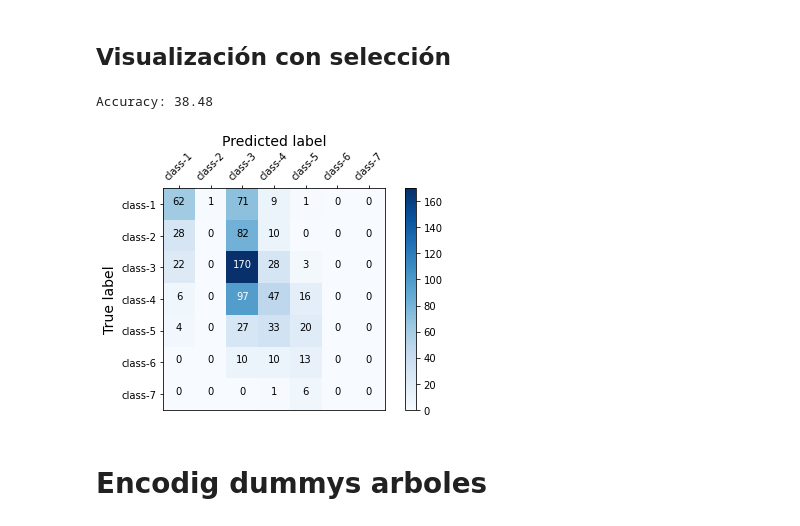
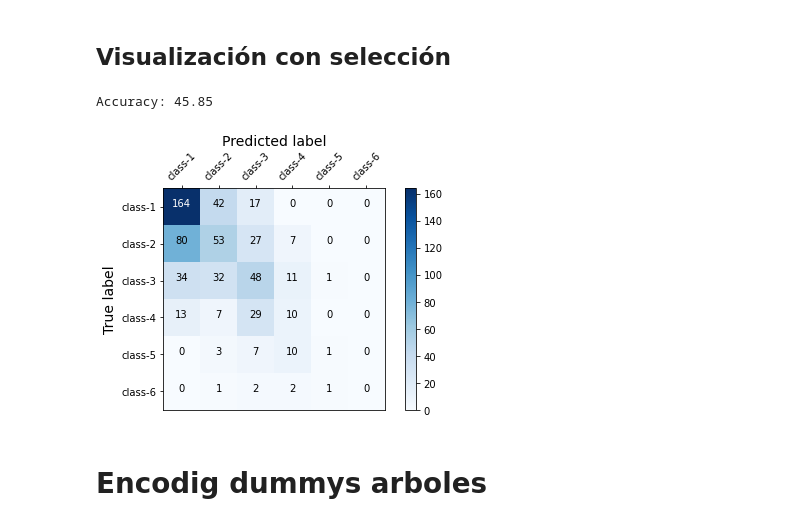
Before and after one commit to rafneta/TesinaCIDEMERMM, a Jupyter notebook: docs/Datos.ipynb, the cells around one changed output. Cells and saved outputs as stored; diff of their text form; code cells hidden in the pictures.

```diff
--- a/docs/Datos.ipynb
+++ b/docs/Datos.ipynb
@@ -215,7 +254,7 @@ def matrizviz(matrix):
     # plot colorbar to the right
     plt.colorbar()
     fmt = 'd'
-    class_names = ['class-1','class-2','class-3','class-4','class-5', 'class-6', 'class-7']
+    class_names = ['class-1','class-2','class-3','class-4','class-5', 'class-6']
     # write the number of predictions in each bucket
     thresh = matrix.max() / 2.
     for i, j in itertools.product(range(matrix.shape[0]), range(matrix.shape[1])):
@@ -263,6 +302,39 @@ y_pred_neigk = clas_neigk.fit(X_train, y_train).predict(X_test)
 # no obtenemos mejora ocn categoricas
 accuracy = accuracy_score(y_test, y_pred_neigk)
 print('Accuracy k vecinos: %.2f' % (accuracy*100))
+
+
+### buscamos la cantidad vecinos mejor
+
+neighbors = np.arange(1, 150)
+train_accuracy = np.empty(len(neighbors))
+test_accuracy = np.empty(len(neighbors))
+
+# Loop over different values of k
+for i, k in enumerate(neighbors):
+    # Setup a k-NN Classifier with k neighbors: knn
+    knn = KNeighborsClassifier(n_neighbors = k, algorithm='brute')
+
+    # Fit the classifier to the training data
+    knn.fit(X_train,y_train)
+
+    #Compute accuracy on the training set
+    train_accuracy[i] = knn.score(X_train, y_train)
+
+    #Compute accuracy on the testing set
+    test_accuracy[i] = knn.score(X_test, y_test)
+
+# Generate plot
+plt.title('k-NN: Varying Number of Neighbors')
+plt.plot(neighbors, test_accuracy, label = 'Testing Accuracy')
+plt.plot(neighbors, train_accuracy, label = 'Training Accuracy')
+plt.legend()
+plt.xlabel('Number of Neighbors')
+plt.ylabel('Accuracy')
+plt.show()
+
+
+
 
 
 
@@ -356,7 +428,7 @@ print('Accuracy combinado: %.2f' % (accuracy*100))
 from sklearn.pipeline import Pipeline
 
 nca = NeighborhoodComponentsAnalysis(random_state=42, max_iter = 100,
-                                    n_components=5)
+                                    n_components=2)
 nca_pipe = Pipeline([('nca', nca), ('knn', clas_neigk)])
 nca_pipe.fit(X_train, y_train)
 
@@ -690,7 +851,7 @@ from sklearn.feature_selection import mutual_info_classif
 
 # feature selection
 def select_features(X_train, y_train, X_test):
-	fs = SelectKBest(score_func=chi2, k='all')
+	fs = SelectKBest(score_func=chi2, k=40)
     #mutual_info_classif
     #chi2
 	fs.fit(X_train, y_train)
@@ -728,19 +889,19 @@ Feature 46: 0.000000
 ## Visualización con selección
 # %%
 
-clas_forest_chi = RandomForestClassifier(max_depth = 14,max_features=None, min_samples_leaf = 100)
+clas_forest_chi = RandomForestClassifier(max_depth = 14,max_features=None, min_samples_leaf = 20)
 
 yhat =clas_forest_chi.fit(X_train_fs, y_train).predict(X_test_fs)
 
 accuracy = accuracy_score(y_test, yhat)
 print('Accuracy: %.2f' % (accuracy*100))
 
 matrix = confusion_matrix(y_test,yhat)
 
 matrizviz(matrix)
 # %% [output]
-Accuracy: 38.48
+Accuracy: 45.85
-[figure, old version]
+[figure, new version]
 # %% [markdown]
 # Encodig dummys arboles
 # %%
```
Also changed, not shown: parts of 51 cells of this notebook, 6 other files.
